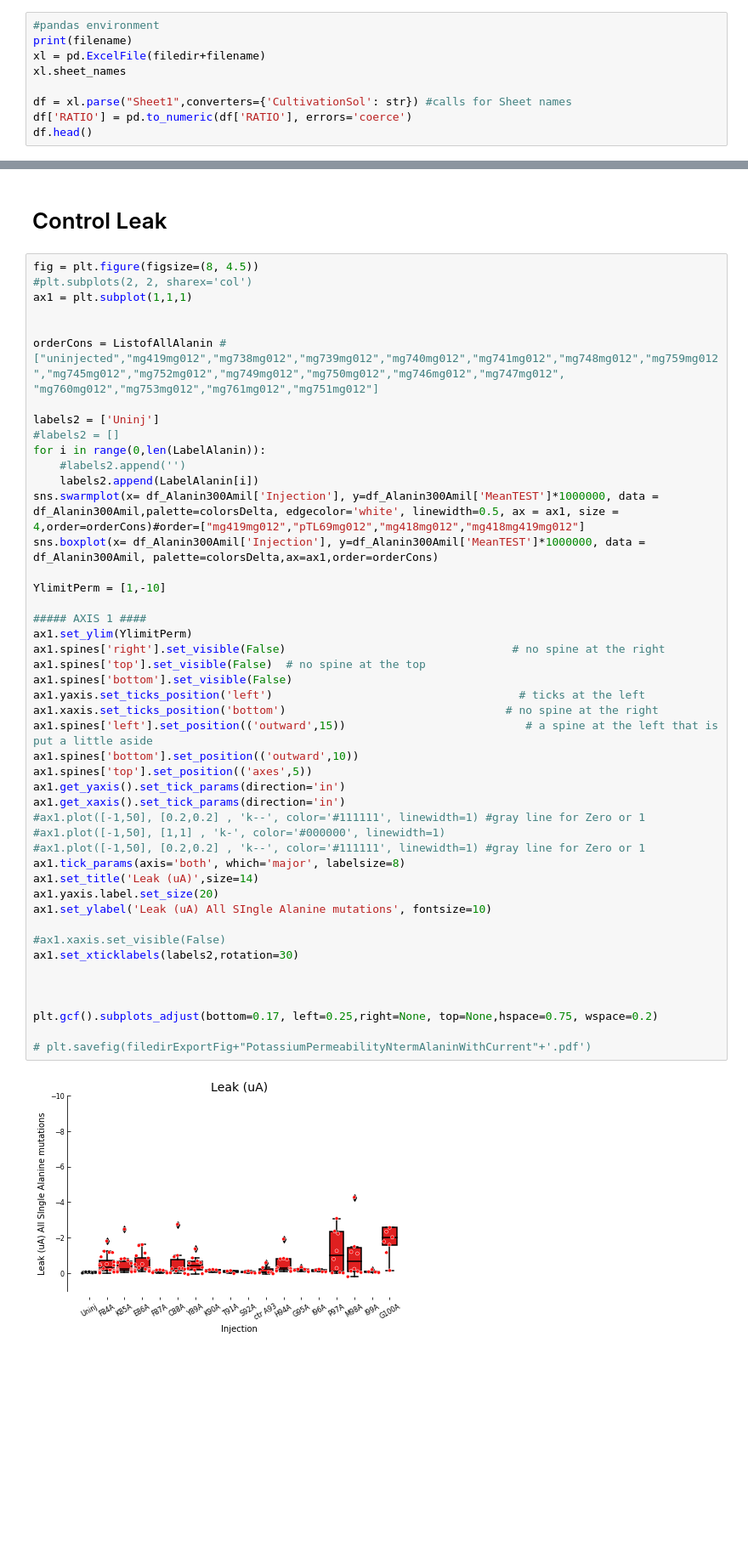
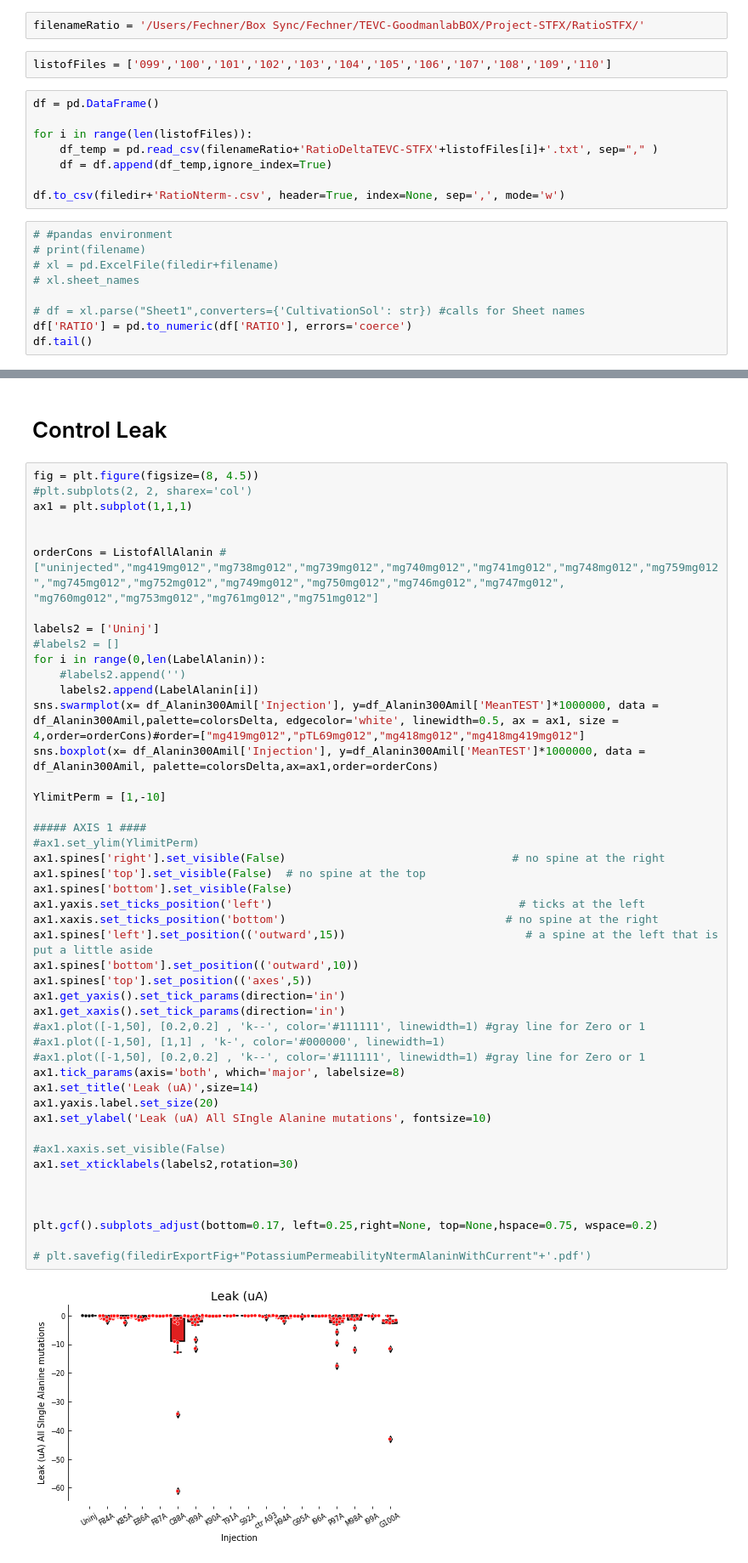
Before and after one commit to sfechner/JupyterNotebooksDEGENaCPharm, a Jupyter notebook: RatioNterm.ipynb, the cells around one changed output, grey strips where cells are left out. Shown: that part at 85% size. Cells and saved outputs as stored; diff of their text form; blank space fills up the shorter version.

Commit message:
added loop to combine Ratio files and export into new csv

```diff
--- a/RatioNterm.ipynb
+++ b/RatioNterm.ipynb
@@ -50,13 +50,25 @@ filedirExportFig ='/Users/Fechner/Box Sync/Fechner/TEVC-GoodmanlabBOX/Project-ST
 #either choose a cetain file or open dialog box
 #certain file
 filename = 'RatioNterm-20201026.xlsx'
+# %%
+filenameRatio = '/Users/Fechner/Box Sync/Fechner/TEVC-GoodmanlabBOX/Project-STFX/RatioSTFX/'
+# %%
+listofFiles = ['099','100','101','102','103','104','105','106','107','108','109','110']
+# %%
+df = pd.DataFrame()
+
+for i in range(len(listofFiles)):
+    df_temp = pd.read_csv(filenameRatio+'RatioDeltaTEVC-STFX'+listofFiles[i]+'.txt', sep="," )
+    df = df.append(df_temp,ignore_index=True)
+
+df.to_csv(filedir+'RatioNterm-.csv', header=True, index=None, sep=',', mode='w')
 # %%
-#pandas environment
-print(filename)
-xl = pd.ExcelFile(filedir+filename)
-xl.sheet_names
+# #pandas environment
+# print(filename)
+# xl = pd.ExcelFile(filedir+filename)
+# xl.sheet_names
 
-df = xl.parse("Sheet1",converters={'CultivationSol': str}) #calls for Sheet names
+# df = xl.parse("Sheet1",converters={'CultivationSol': str}) #calls for Sheet names
 df['RATIO'] = pd.to_numeric(df['RATIO'], errors='coerce')
-df.head()
+df.tail()
 # %% [output]
@@ -797,35 +808,35 @@ sns.boxplot(x= df_Alanin300Amil['Injection'], y=df_Alanin300Amil['MeanTEST']*100
 YlimitPerm = [1,-10]
 
 ##### AXIS 1 ####
-ax1.set_ylim(YlimitPerm)
+#ax1.set_ylim(YlimitPerm)
 ax1.spines['right'].set_visible(False)                                  # no spine at the right
 ax1.spines['top'].set_visible(False)  # no spine at the top
 ax1.spines['bottom'].set_visible(False)
 ax1.yaxis.set_ticks_position('left')                                     # ticks at the left
 ax1.xaxis.set_ticks_position('bottom')                                 # no spine at the right
 ax1.spines['left'].set_position(('outward',15))                           # a spine at the left that is put a little aside
 ax1.spines['bottom'].set_position(('outward',10))
 ax1.spines['top'].set_position(('axes',5))
 ax1.get_yaxis().set_tick_params(direction='in')
 ax1.get_xaxis().set_tick_params(direction='in')
 #ax1.plot([-1,50], [0.2,0.2] , 'k--', color='#111111', linewidth=1) #gray line for Zero or 1
 #ax1.plot([-1,50], [1,1] , 'k-', color='#000000', linewidth=1)
 #ax1.plot([-1,50], [0.2,0.2] , 'k--', color='#111111', linewidth=1) #gray line for Zero or 1
 ax1.tick_params(axis='both', which='major', labelsize=8)
 ax1.set_title('Leak (uA)',size=14)
 ax1.yaxis.label.set_size(20)
 ax1.set_ylabel('Leak (uA) All SIngle Alanine mutations', fontsize=10)
 
 #ax1.xaxis.set_visible(False)
 ax1.set_xticklabels(labels2,rotation=30)
 
 
 
 plt.gcf().subplots_adjust(bottom=0.17, left=0.25,right=None, top=None,hspace=0.75, wspace=0.2)
 
 # plt.savefig(filedirExportFig+"PotassiumPermeabilityNtermAlaninWithCurrent"+'.pdf')
 # %% [output]
-[figure, old version]
+[figure, new version]
 # %%
 fig = plt.figure(figsize=(8, 4.5))
 #plt.subplots(2, 2, sharex='col')
```
Also changed, not shown: parts of 11 cells of this notebook, 1 other file.
